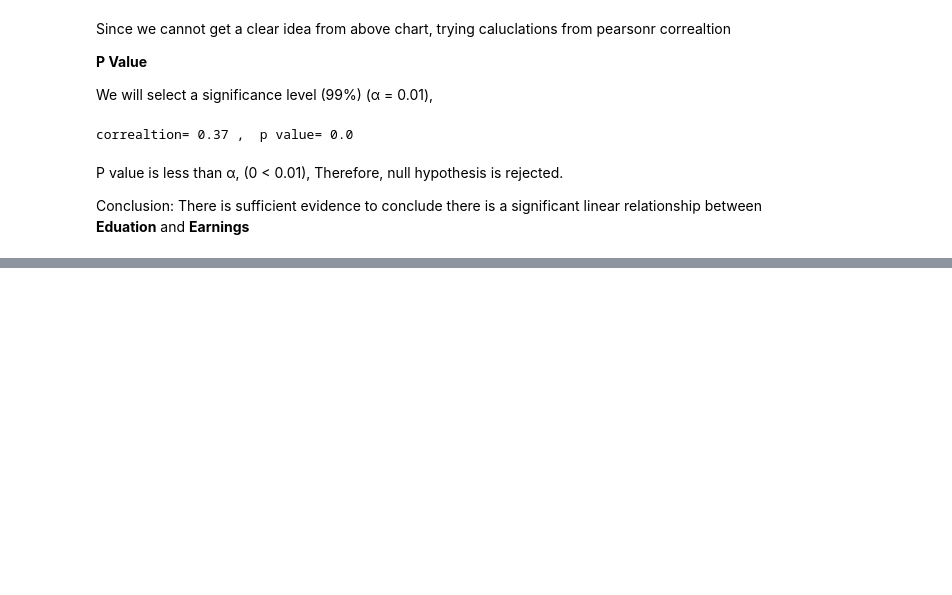
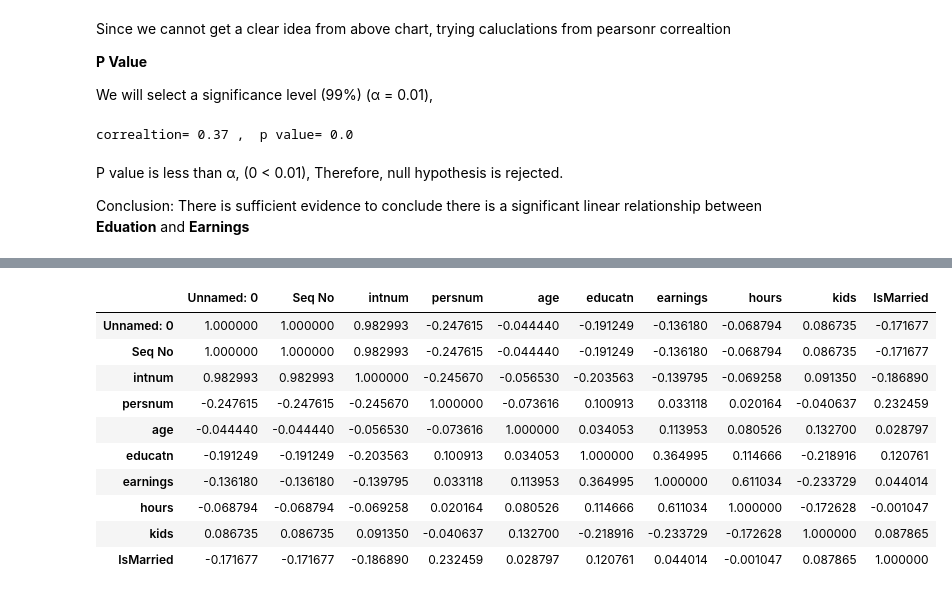
Before and after one commit to HashanAbeysinghe/data-science-assignment-1, a Jupyter notebook: AssignmentPart1.ipynb, the cells around one changed output, grey strips where cells are left out. Cells and saved outputs as stored; diff of their text form; code cells hidden in the pictures; blank space fills up the shorter version.

```diff
--- a/AssignmentPart1.ipynb
+++ b/AssignmentPart1.ipynb
@@ -207,0 +233,15 @@ unmarriedData.describe()
+# %%
+#see the corelation
+data.corr(method ='pearson')
+# %% [output]
+|  | Unnamed: 0 | Seq No | intnum | persnum | age | educatn | earnings | hours | kids | IsMarried |
+| Unnamed: 0 | 1.000000 | 1.000000 | 0.982993 | -0.247615 | -0.044440 | -0.191249 | -0.136180 | -0.068794 | 0.086735 | -0.171677 |
+| Seq No | 1.000000 | 1.000000 | 0.982993 | -0.247615 | -0.044440 | -0.191249 | -0.136180 | -0.068794 | 0.086735 | -0.171677 |
+| intnum | 0.982993 | 0.982993 | 1.000000 | -0.245670 | -0.056530 | -0.203563 | -0.139795 | -0.069258 | 0.091350 | -0.186890 |
+| persnum | -0.247615 | -0.247615 | -0.245670 | 1.000000 | -0.073616 | 0.100913 | 0.033118 | 0.020164 | -0.040637 | 0.232459 |
+| age | -0.044440 | -0.044440 | -0.056530 | -0.073616 | 1.000000 | 0.034053 | 0.113953 | 0.080526 | 0.132700 | 0.028797 |
+| educatn | -0.191249 | -0.191249 | -0.203563 | 0.100913 | 0.034053 | 1.000000 | 0.364995 | 0.114666 | -0.218916 | 0.120761 |
+| earnings | -0.136180 | -0.136180 | -0.139795 | 0.033118 | 0.113953 | 0.364995 | 1.000000 | 0.611034 | -0.233729 | 0.044014 |
+| hours | -0.068794 | -0.068794 | -0.069258 | 0.020164 | 0.080526 | 0.114666 | 0.611034 | 1.000000 | -0.172628 | -0.001047 |
+| kids | 0.086735 | 0.086735 | 0.091350 | -0.040637 | 0.132700 | -0.218916 | -0.233729 | -0.172628 | 1.000000 | 0.087865 |
+| IsMarried | -0.171677 | -0.171677 | -0.186890 | 0.232459 | 0.028797 | 0.120761 | 0.044014 | -0.001047 | 0.087865 | 1.000000 |
```
Also changed, not shown: parts of 9 cells of this notebook.
